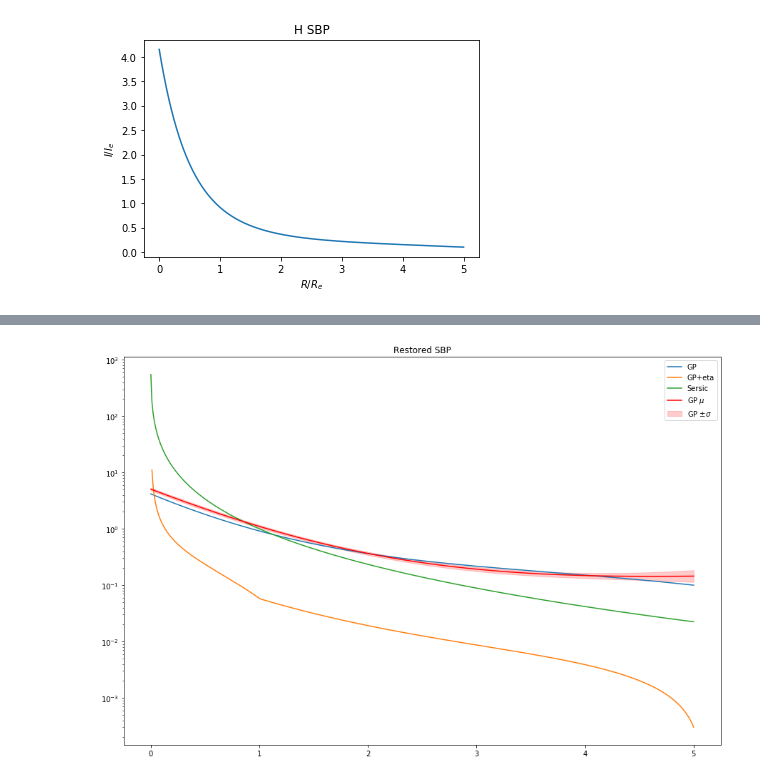
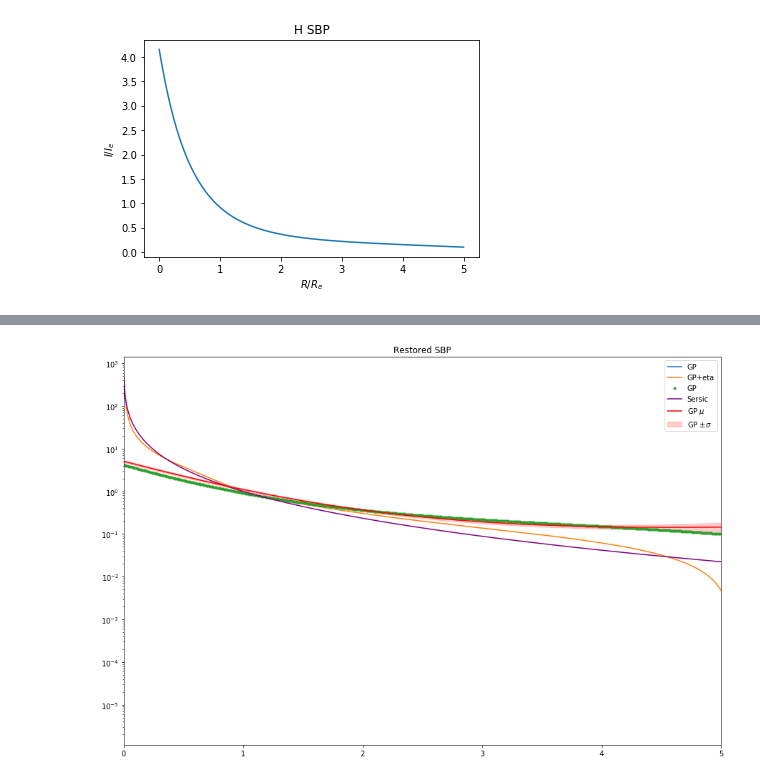
Before and after one commit to ryanhausen/gp-imgs, a Jupyter notebook: post_stuff/Update-09-06-2017.ipynb, the cells around one changed output, grey strips where cells are left out. Saved outputs shown, nothing was run; the diff lists cells and outputs as text; code cells hidden in the pictures.

```diff
--- a/post_stuff/Update-09-06-2017.ipynb
+++ b/post_stuff/Update-09-06-2017.ipynb
@@ -87,7 +93,7 @@ def make_nonnegative(img):
     epsilon = 0 if len(img[img<0])==0 else img[img>0].min()
     return img + abs(img.min()) + epsilon
 # %%
-y_gp_int, I_tot = sbp_to_int(X.flatten(), y_gp.flatten())
+y_gp_int, I_tot, wx = sbp_to_int(X.flatten(), y_gp.flatten())
 diff_at_1 = 0.5-y_gp_int[np.square(X-1).argmin()]
 y_gp_eta = y_gp_int + eta_line(X.flatten(), diff_at_1)
 
@@ -99,8 +105,9 @@ for img, src_map in get_random_spheroids():
 
     sources.append((rs, fs, re, ie))
 
-y_sersic = sersic(X)
-y_sersic_int, _ = sbp_to_int(X.flatten(), y_sersic.flatten())
+X_sersic = np.linspace(0.001, 50, 5000)[:, np.newaxis]
+y_sersic = sersic(X_sersic)
+y_sersic_int, _, _ = sbp_to_int(X_sersic.flatten(), y_sersic.flatten())
 
 plt.figure(figsize=(15, 10))
 plt.title('Measured SBP')
@@ -109,7 +116,7 @@ plt.ylabel('$I/I_e$')
 plt.xlim((0,5))
 
 plt.semilogy(X, y_gp, label='GP')
-plt.semilogy(X, y_sersic, label='Sersic')
+plt.semilogy(X_sersic, y_sersic, label='Sersic')
 
 for x, y, r, i in sources:
     plt.semilogy(x/r, y/i, '--', alpha=0.3)
@@ -123,14 +130,12 @@ plt.xlim((0,5))
 
 plt.plot(X, y_gp_int, label='GP')
 plt.plot(X, y_gp_eta, label='GP+eta')
-plt.plot(X, y_sersic_int, label='Sersic')
+plt.plot(X_sersic, y_sersic_int, label='Sersic')
 
 for x, y, r, i in sources:
-    s_int, _ = sbp_to_int(x.flatten(), y)
-    plt.plot(x, s_int, '--', alpha=0.5)
-    plt.vlines(r, 0, 1)
+    s_int = img_sbp_to_int(x.flatten(), y)
+    plt.plot(x/r, s_int, '--', alpha=0.5)
 m = max([max(s[0]) for s in sources])
-plt.xlim(0, m)
 plt.legend()
 
 plt.show()
@@ -140,19 +145,22 @@ plt.show()
 # %%
-y_median, y_std = h_model.predict(X, return_std=True)
-y_pls_std = 10**(y_median + y_std)
-y_min_std = 10**(y_median - y_std)
-y_median =  10 **y_median
+y_mean, y_std = h_model.predict(X, return_std=True)
+y_pls_std = 10**(y_mean + y_std)
+y_min_std = 10**(y_mean - y_std)
+y_mean =  10 **y_mean
 
-
+restored_gp_eta = int_to_sbp(wx, y_gp_eta, I_tot)
+restored_gp = int_to_sbp(wx, y_gp_int.flatten(), I_tot)
 
 plt.figure(figsize=(15, 10))
 plt.title('Restored SBP')
 plt.semilogy(X, y_gp, label='GP')
-plt.semilogy(X, int_to_sbp(X.flatten(), y_gp_eta, I_tot), label='GP+eta')
-plt.semilogy(X, y_sersic, label='Sersic')
-plt.semilogy(X, y_median, label='GP $\mu$', color='r')
+plt.semilogy(X, restored_gp_eta, label='GP+eta')
+plt.semilogy(X, restored_gp, '.', label='GP')
+plt.semilogy(X_sersic, y_sersic, label='Sersic', color='purple')
+plt.semilogy(X, y_mean, label='GP $\mu$', color='r')
 plt.fill_between(X.flatten(), y_min_std, y_pls_std, label='GP $\pm\sigma$', alpha=0.2, color='r')
+plt.xlim(0,5)
 plt.legend()
 plt.show()
 # %% [output]
-[figure, old version]
+[figure, new version]
```
Also changed, not shown: parts of 2 cells of this notebook.
